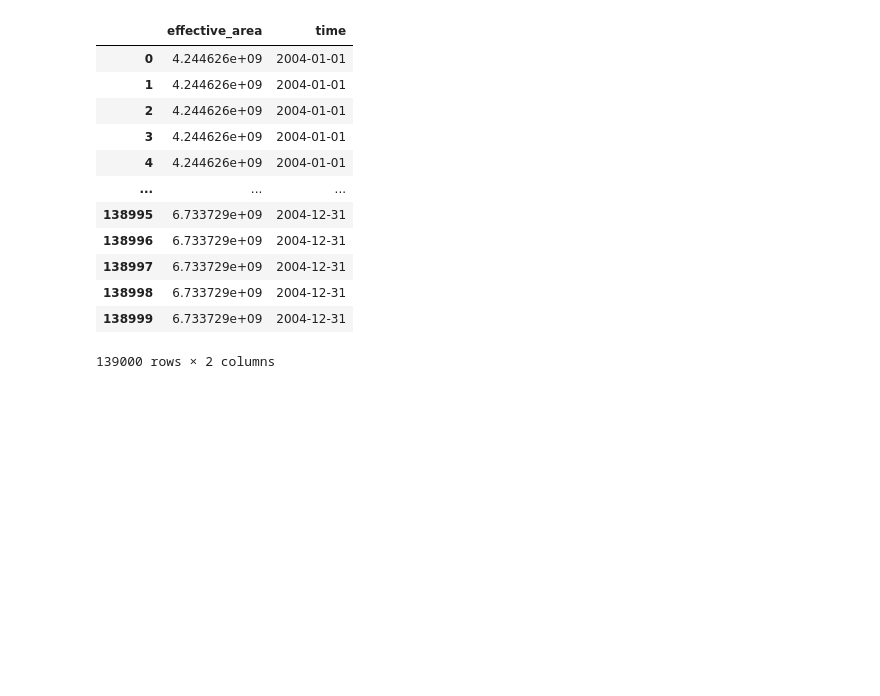
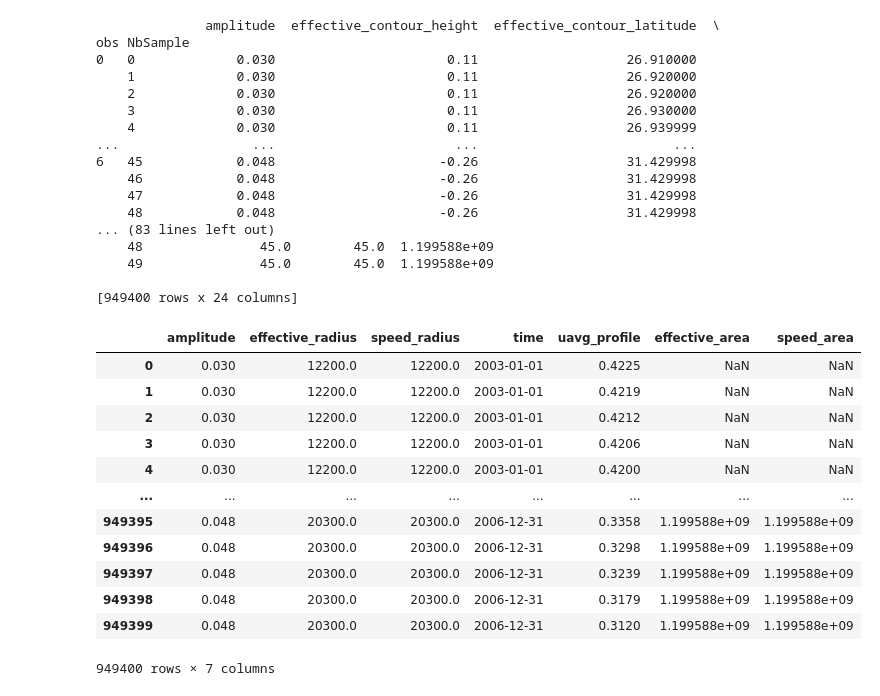
Before and after one commit to watkinson7/Graduate_Thesis_Research_Fall_2022, a Jupyter notebook: Python_Code/Max_min_in_eddy_analysis.ipynb, the cells around one changed output. Cells and saved outputs as stored; diff of their text form; code cells hidden in the pictures; blank space fills up the shorter version.

```diff
--- a/Python_Code/Max_min_in_eddy_analysis.ipynb
+++ b/Python_Code/Max_min_in_eddy_analysis.ipynb
@@ -115,25 +179,45 @@ Average Number of Antiyclonic Eddies per day: 6.991803278688525
 # %%
-dir = '/data/watkinson/Fall2022/Eddy_data/GoM_tuned_eddies/'
+dir = '/data/watkinson/Fall2022/Eddy_data/Original_eddies/'
 import pandas as pd
-cycl_eddies = pd.read_pickle(dir + "Cyclonic_eddies_2004.pkl")
+cycl_eddies = pd.read_pickle(dir + "Cyclonic_OG_eddies_2003_to_2006.pkl")
+print(cycl_eddies)
+
 cycl_eddies = cycl_eddies.droplevel(0)
 cycl_eddies = cycl_eddies.reset_index(drop=True)
-cycl_eddies = cycl_eddies.iloc[:,[1,22]]
+cycl_eddies = cycl_eddies.iloc[:,[0,5,17,18,19,20,23]]
 cycl_eddies
+
 #cycl_eddies.time
 # %% [output]
+              amplitude  effective_contour_height  effective_contour_latitude  \
+obs NbSample
+0   0             0.030                      0.11                   26.910000
+    1             0.030                      0.11                   26.920000
+    2             0.030                      0.11                   26.920000
+    3             0.030                      0.11                   26.930000
+    4             0.030                      0.11                   26.939999
+...                 ...                       ...                         ...
+6   45            0.048                     -0.26                   31.429998
+    46            0.048                     -0.26                   31.429998
+    47            0.048                     -0.26                   31.429998
+    48            0.048                     -0.26                   31.429998
+... (83 lines left out)
+    48               45.0        45.0  1.199588e+09
+    49               45.0        45.0  1.199588e+09
+
+[949400 rows x 24 columns]
-|  | effective_area | time |
-| 0 | 4.244626e+09 | 2004-01-01 |
-| 1 | 4.244626e+09 | 2004-01-01 |
-| 2 | 4.244626e+09 | 2004-01-01 |
-| 3 | 4.244626e+09 | 2004-01-01 |
-| 4 | 4.244626e+09 | 2004-01-01 |
-| ... | ... | ... |
-| 138995 | 6.733729e+09 | 2004-12-31 |
-| 138996 | 6.733729e+09 | 2004-12-31 |
-| 138997 | 6.733729e+09 | 2004-12-31 |
-| 138998 | 6.733729e+09 | 2004-12-31 |
-| 138999 | 6.733729e+09 | 2004-12-31 |
+|  | amplitude | effective_radius | speed_radius | time | uavg_profile | effective_area | speed_area |
+| 0 | 0.030 | 12200.0 | 12200.0 | 2003-01-01 | 0.4225 | NaN | NaN |
+| 1 | 0.030 | 12200.0 | 12200.0 | 2003-01-01 | 0.4219 | NaN | NaN |
+| 2 | 0.030 | 12200.0 | 12200.0 | 2003-01-01 | 0.4212 | NaN | NaN |
+| 3 | 0.030 | 12200.0 | 12200.0 | 2003-01-01 | 0.4206 | NaN | NaN |
+| 4 | 0.030 | 12200.0 | 12200.0 | 2003-01-01 | 0.4200 | NaN | NaN |
+| ... | ... | ... | ... | ... | ... | ... | ... |
+| 949395 | 0.048 | 20300.0 | 20300.0 | 2006-12-31 | 0.3358 | 1.199588e+09 | 1.199588e+09 |
+| 949396 | 0.048 | 20300.0 | 20300.0 | 2006-12-31 | 0.3298 | 1.199588e+09 | 1.199588e+09 |
+| 949397 | 0.048 | 20300.0 | 20300.0 | 2006-12-31 | 0.3239 | 1.199588e+09 | 1.199588e+09 |
+| 949398 | 0.048 | 20300.0 | 20300.0 | 2006-12-31 | 0.3179 | 1.199588e+09 | 1.199588e+09 |
+| 949399 | 0.048 | 20300.0 | 20300.0 | 2006-12-31 | 0.3120 | 1.199588e+09 | 1.199588e+09 |
-139000 rows × 2 columns
+949400 rows × 7 columns
 # %%
 #dir = '/data/watkinson/Spring2022/Satellite/data/eddies/'
```
Also changed, not shown: parts of 11 cells of this notebook.
